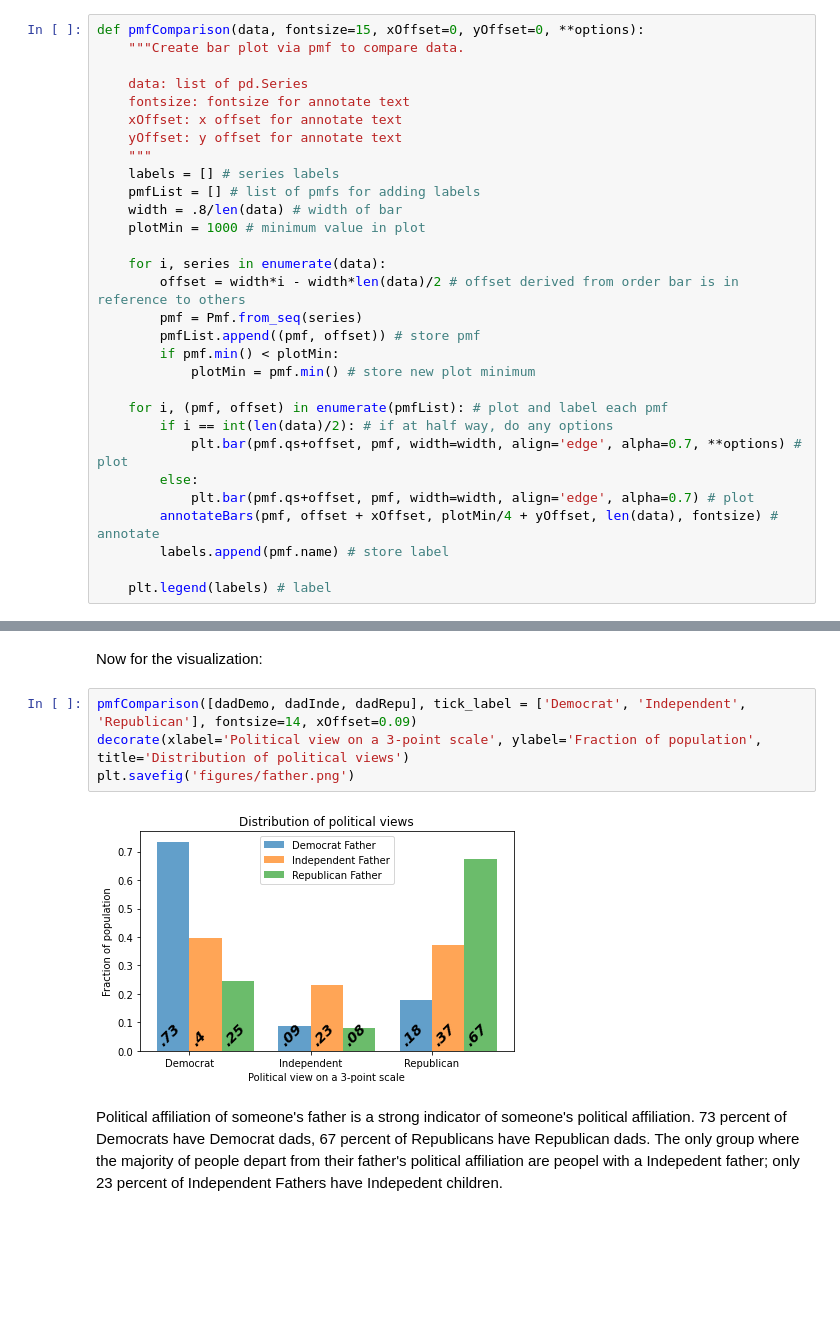
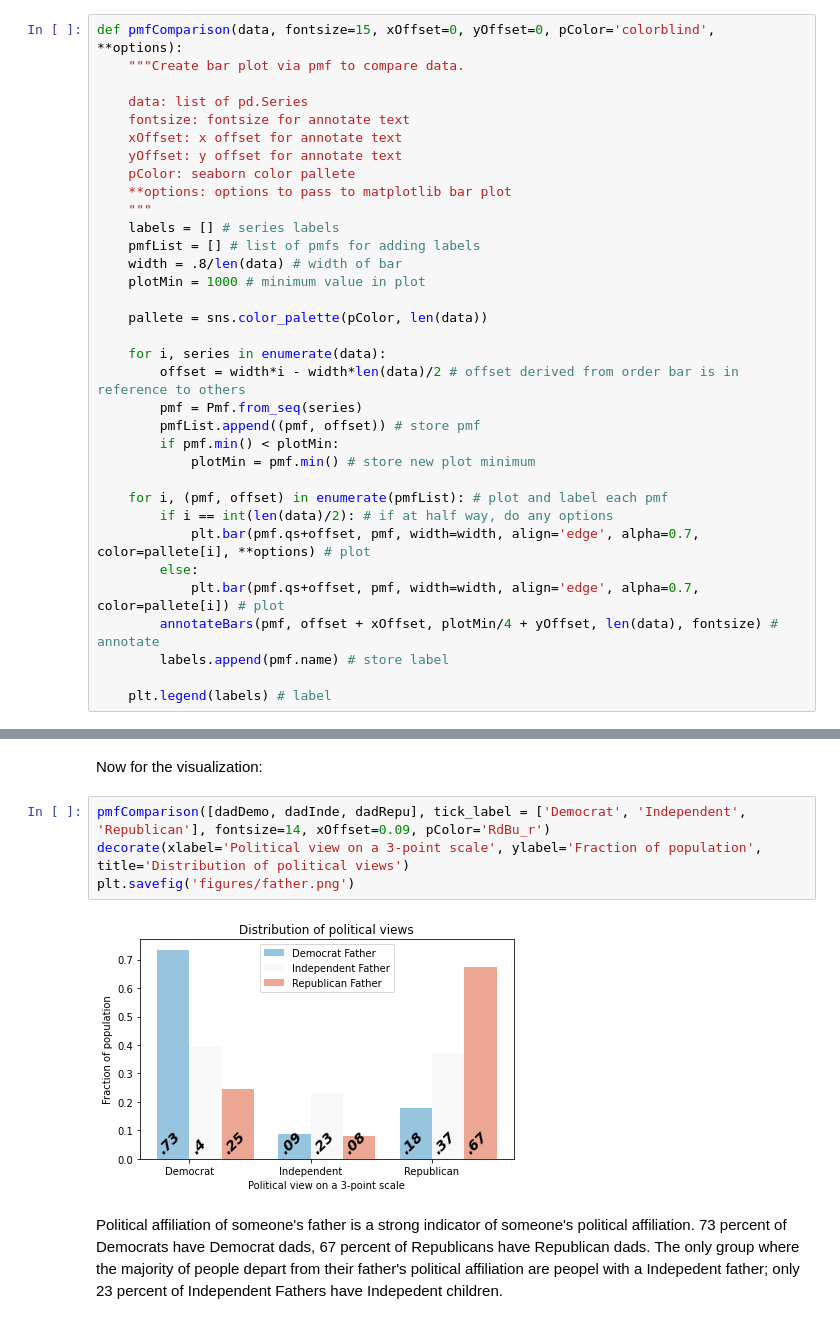
Before and after one commit to mstites/parentPoliticalCorr, a Jupyter notebook: project.ipynb, the cells around one changed output, grey strips where cells are left out. Cells and saved outputs as stored; diff of their text form; blank space fills up the shorter version.

Commit message:
Add color functionality to pmf comparison function

```diff
--- a/project.ipynb
+++ b/project.ipynb
@@ -521,18 +521,22 @@ def annotateBars(pmf, xOffset, y, barCount, fontsize):
         x = x + xOffset - xScale/10 # center on bar
         plt.text(x, y, str(val).strip('0'), fontstyle='oblique', fontweight=600, fontsize=fontsize, rotation=45)
 # %%
-def pmfComparison(data, fontsize=15, xOffset=0, yOffset=0, **options):
+def pmfComparison(data, fontsize=15, xOffset=0, yOffset=0, pColor='colorblind', **options):
     """Create bar plot via pmf to compare data.
 
     data: list of pd.Series
     fontsize: fontsize for annotate text
     xOffset: x offset for annotate text
     yOffset: y offset for annotate text
+    pColor: seaborn color pallete
+    **options: options to pass to matplotlib bar plot
     """
     labels = [] # series labels
     pmfList = [] # list of pmfs for adding labels
     width = .8/len(data) # width of bar
     plotMin = 1000 # minimum value in plot
+
+    pallete = sns.color_palette(pColor, len(data))
 
     for i, series in enumerate(data):
         offset = width*i - width*len(data)/2 # offset derived from order bar is in reference to others
@@ -543,9 +547,9 @@ def pmfComparison(data, fontsize=15, xOffset=0, yOffset=0, **options):
 
     for i, (pmf, offset) in enumerate(pmfList): # plot and label each pmf
         if i == int(len(data)/2): # if at half way, do any options
-            plt.bar(pmf.qs+offset, pmf, width=width, align='edge', alpha=0.7, **options) # plot
+            plt.bar(pmf.qs+offset, pmf, width=width, align='edge', alpha=0.7, color=pallete[i], **options) # plot
         else:
-            plt.bar(pmf.qs+offset, pmf, width=width, align='edge', alpha=0.7) # plot
+            plt.bar(pmf.qs+offset, pmf, width=width, align='edge', alpha=0.7, color=pallete[i]) # plot
         annotateBars(pmf, offset + xOffset, plotMin/4 + yOffset, len(data), fontsize) # annotate
         labels.append(pmf.name) # store label
 
@@ -905,11 +909,11 @@ dadRepu.name = 'Republican Father'
 # %% [markdown]
 Now for the visualization:
 # %%
-pmfComparison([dadDemo, dadInde, dadRepu], tick_label = ['Democrat', 'Independent', 'Republican'], fontsize=14, xOffset=0.09)
+pmfComparison([dadDemo, dadInde, dadRepu], tick_label = ['Democrat', 'Independent', 'Republican'], fontsize=14, xOffset=0.09, pColor='RdBu_r')
 decorate(xlabel='Political view on a 3-point scale', ylabel='Fraction of population', title='Distribution of political views')
 plt.savefig('figures/father.png')
 # %% [output]
-[figure, old version]
+[figure, new version]
 # %% [markdown]
 Political affiliation of someone's father is a strong indicator of someone's political affiliation. 73 percent of Democrats have Democrat dads, 67 percent of Republicans have Republican dads. The only group where the majority of people depart from their father's political affiliation are peopel with a Indepedent father; only 23 percent of Independent Fathers have Indepedent children.
 # %% [markdown]
```
Also changed, not shown: parts of 6 cells of this notebook, 3 other files.
